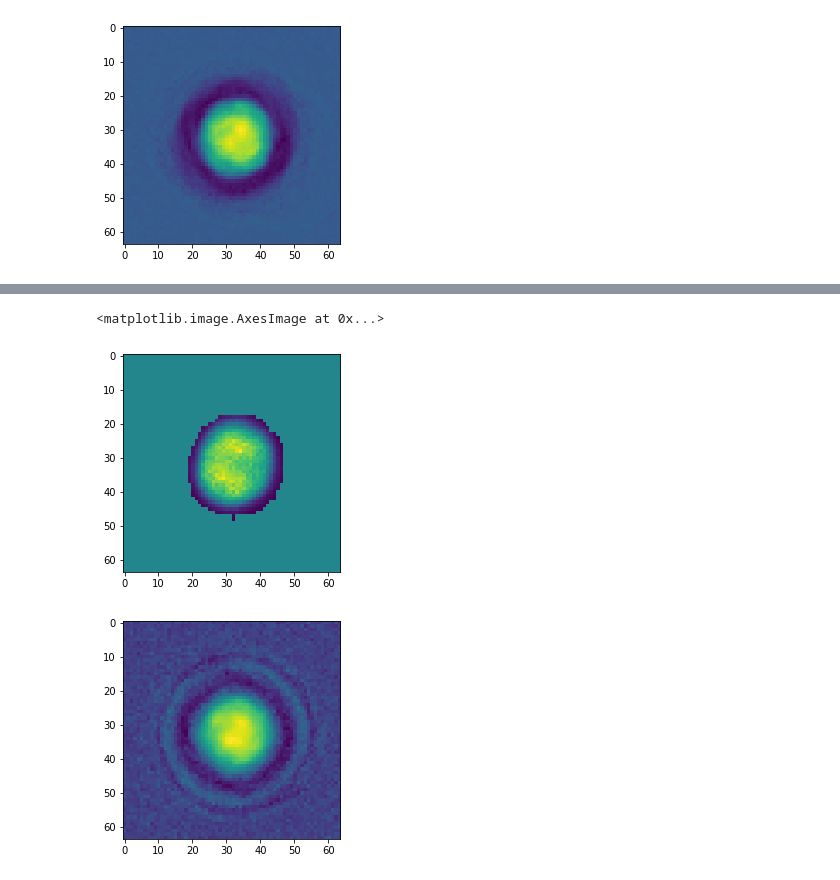
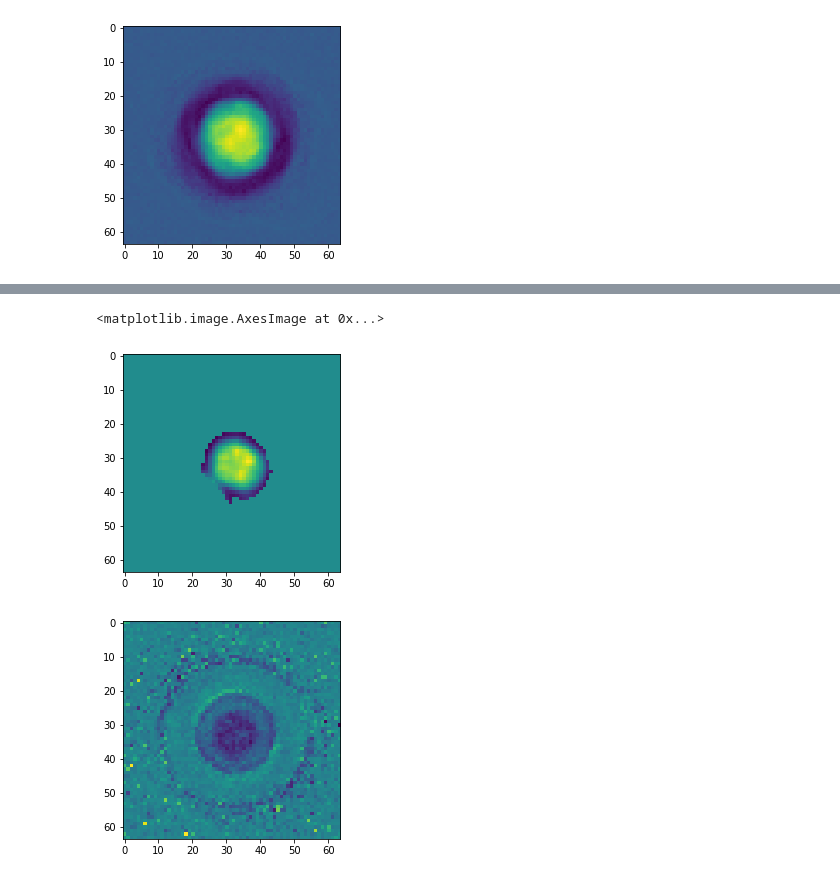
Before and after one commit to kantmanav/cell-life-cycle-vae, a Jupyter notebook: notebooks/write_tf_records/train_VAE-Copy1.ipynb, the cells around one changed output, grey strips where cells are left out. Cells and saved outputs as stored; diff of their text form; code cells hidden in the pictures.

```diff
--- a/notebooks/write_tf_records/train_VAE-Copy1.ipynb
+++ b/notebooks/write_tf_records/train_VAE-Copy1.ipynb
@@ -237,5 +228,5 @@ with tf.device('/cpu:0'):
 
     print('Done creating Track objects.')
 
-    write_tracking_dataset_to_tfr(val_tracks, filename='val_big', good_imgs=val_good_imgs)
+#     write_tracking_dataset_to_tfr(val_tracks, filename='val_big', good_imgs=val_good_imgs)
 # %% [output]
@@ -317,6 +306,8 @@ tfpl = tfp.layers
 tfk = tf.keras
 tfkl = tf.keras.layers
 # %%
+from tensorflow_addons.optimizers import RectifiedAdam as RAdam
+
 class VAE:
 
     def __init__(self, dim_z, kl_weight, learning_rate, n_filters, n_layers, side):
@@ -381,7 +372,7 @@ class VAE:
         # compile VAE model
         model = tfk.Model(inputs=x_input, outputs=decoder(z))
         model.compile(loss=negative_log_likelihood,
-                      optimizer=tfk.optimizers.Adam(self.learning_rate))
+                      optimizer=RAdam(lr=1e-3, clipnorm=0.001))
         return model
 
 # the negative of log-likelihood for probabilistic output
@@ -495,7 +488,7 @@ from deepcell import train_utils
 steps_per_epoch = 3838
 validation_steps = 895
 n_epochs = 8
-model_path = '/data/models/big_img_4_layers_comp'
+model_path = '/data/models/big_img_4_layers_comp_RAdam'
 
 train_callbacks = [
     tf.keras.callbacks.ReduceLROnPlateau(
@@ -538,13 +553,15 @@ Epoch 8: val_loss improved from -429.55692 to -1631.04907, saving model to /data
 # %%
-x = np.array([train_tracks.appearances[0][12][8]])
+import matplotlib.pyplot as plt
+
+x = np.array([val_tracks.appearances[2][25][1]])
 xhat = AE_comp(x).mean()
 
 fig, ax = plt.subplots()
 ax.imshow(x[0])
 
 fig, ax = plt.subplots()
 ax.imshow(xhat[0])
 # %% [output]
 <matplotlib.image.AxesImage at 0x...>
-[figure, old version]
+[figure, new version]
-[figure, old version]
+[figure, new version]
```
Also changed, not shown: parts of 11 cells of this notebook, 1 other file.
